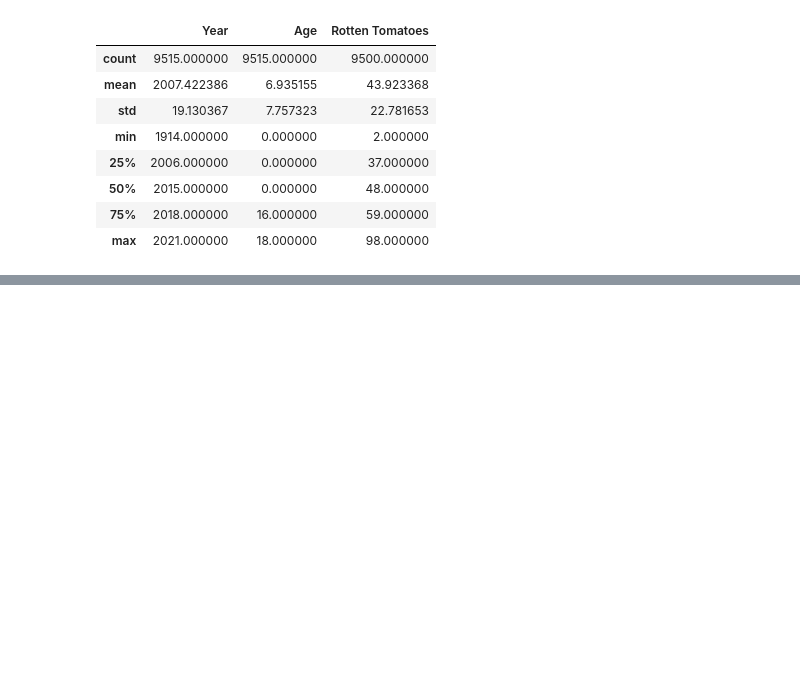
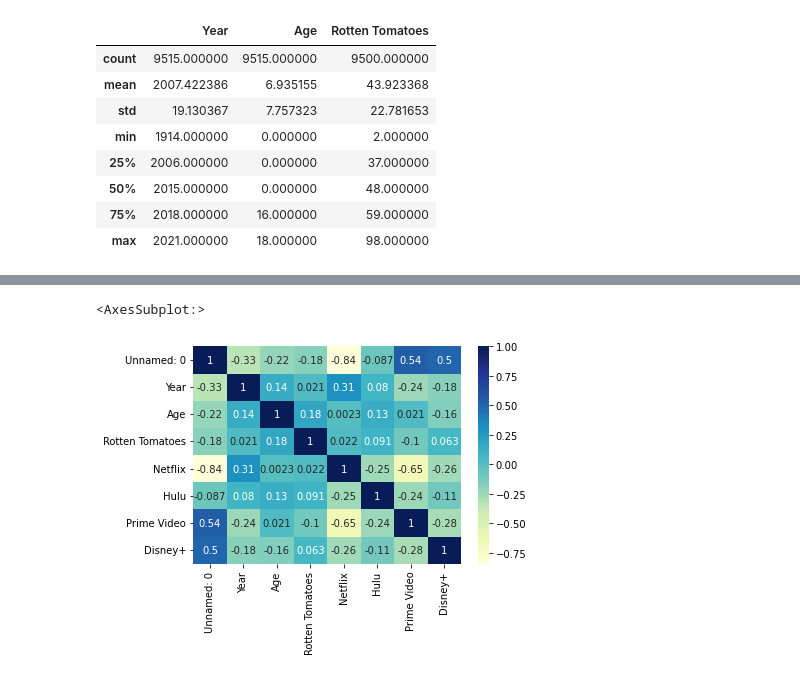
Before and after one commit to PrzemQQ/streaming_services_analyse, a Jupyter notebook: main.ipynb, the cells around one changed output, grey strips where cells are left out. Saved outputs shown, nothing was run; the diff lists cells and outputs as text; code cells hidden in the pictures; blank space fills up the shorter version.

```diff
--- a/main.ipynb
+++ b/main.ipynb
@@ -171,0 +190,6 @@ dataset_cleaned[["Year","Age","Rotten Tomatoes"]].describe()
+# %%
+plt.figure()
+sns.heatmap(dataset_cleaned.corr(), annot=True, cmap="YlGnBu") # create a heatmap of the correlation between the columns of the dataset
+# %% [output]
+<AxesSubplot:>
+[figure, added]
```
Also changed, not shown: parts of 9 cells of this notebook.
